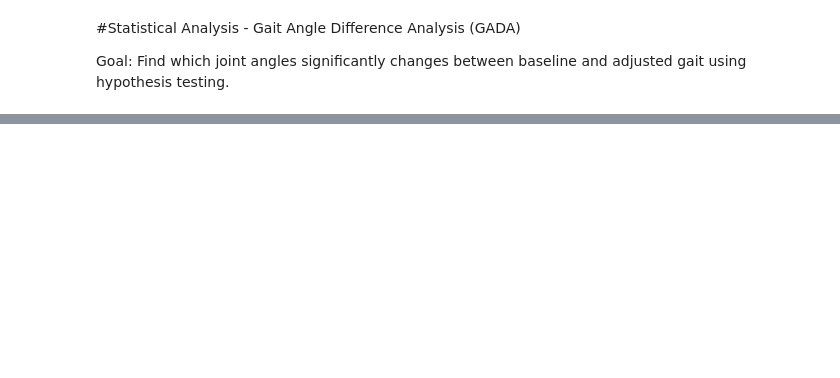
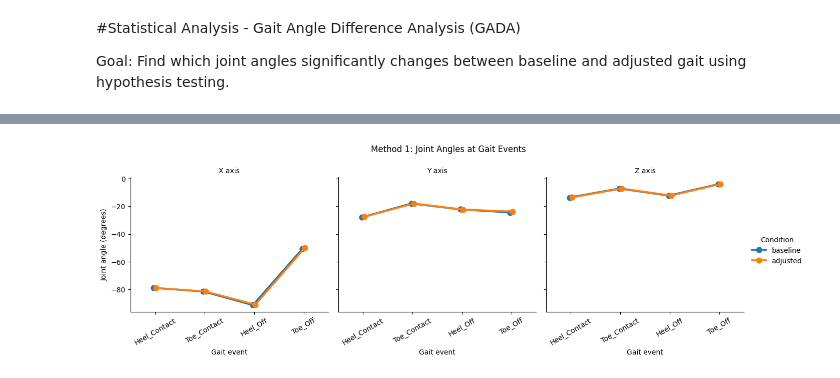
Before and after one commit to alveana/Gait-Angle-Difference-Analysis-, a Jupyter notebook: GaitAngleDifferenceAnalysis.ipynb, the cells around one changed output, grey strips where cells are left out. Drawn from its saved outputs; the diff is of its cells as text; code cells hidden in the pictures; blank space fills up the shorter version.

```diff
--- a/GaitAngleDifferenceAnalysis.ipynb
+++ b/GaitAngleDifferenceAnalysis.ipynb
@@ -197,19 +6,0 @@ print(results_df.head())
-# %%
-
-import pandas as pd
-
-# Combine datasets
-df = pd.concat (
-    [baseline, adjusted],
-    ignore_index=True
-)
-
-# Save combined (can keep as Excel or CSV)
-df.to_excel(
-    "gait_data_combined.xlsx",
-    index=False
-)
-
-print("Combined Dataset:")
-print(df.shape)
-print(df.head())
@@ -419,0 +413,47 @@ Event: Heel_Contact
+# %%
+# ============================================================
+# METHOD 1 VISUALIZATION
+# ============================================================
+
+method_1_plot_data = df.melt(
+    id_vars=[
+        "Condition",
+        "Set_Number",
+        "Step",
+        "Event"
+    ],
+    value_vars=angles,
+    var_name="Axis",
+    value_name="Event_Angle"
+)
+
+g = sns.catplot(
+    data=method_1_plot_data,
+    x="Event",
+    y="Event_Angle",
+    hue="Condition",
+    col="Axis",
+    kind="point",
+    errorbar=("ci", 95),
+    dodge=True,
+    height=4,
+    aspect=1.1
+)
+
+g.set_axis_labels(
+    "Gait event",
+    "Joint angle (degrees)"
+)
+
+g.set_titles("{col_name} axis")
+g.fig.subplots_adjust(top=0.82)
+g.fig.suptitle(
+    "Method 1: Joint Angles at Gait Events"
+)
+
+for axis_plot in g.axes.flat:
+    axis_plot.tick_params(axis="x", rotation=30)
+
+plt.show()
+# %% [output]
+[figure, added]
```
Also changed, not shown: parts of 28 cells of this notebook.
